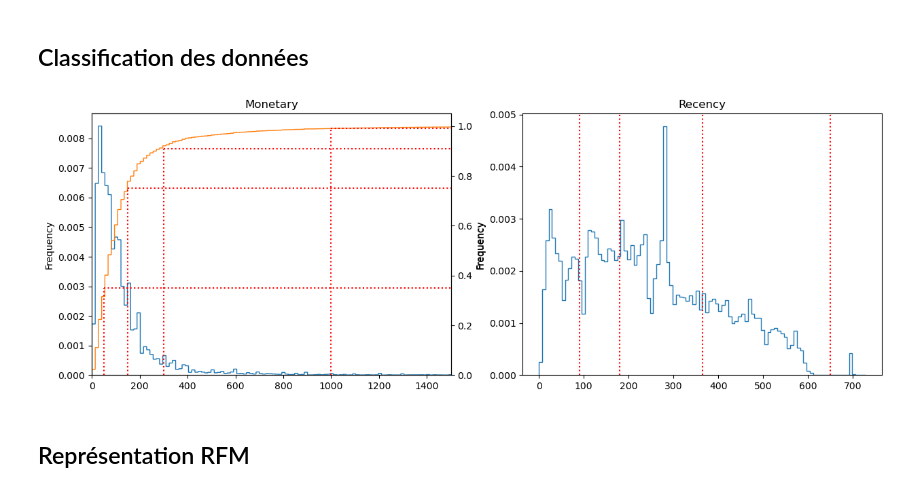
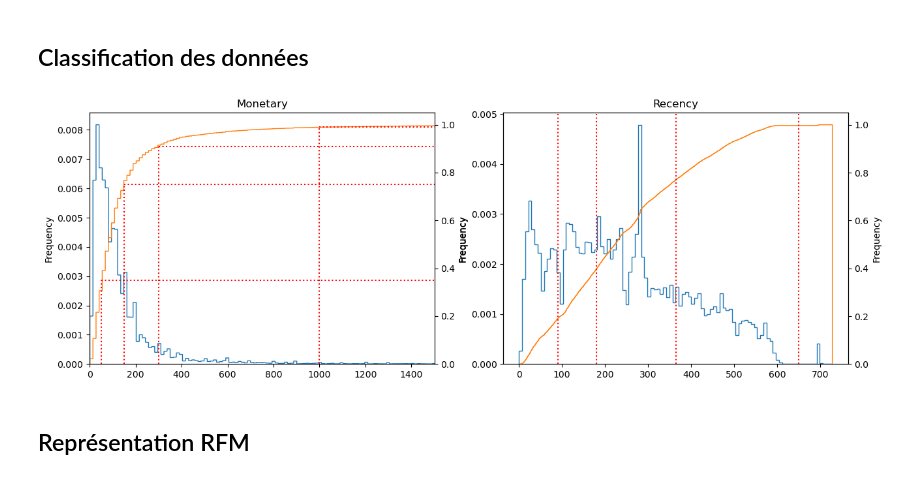
Before and after one commit to jonathandurand/openClassrooms, a Jupyter notebook: P5_clientsCommerce/P5_clientsCommerce.ipynb, the cells around one changed output. Cells and saved outputs as stored; diff of their text form; code cells hidden in the pictures.

```diff
--- a/P5_clientsCommerce/P5_clientsCommerce.ipynb
+++ b/P5_clientsCommerce/P5_clientsCommerce.ipynb
@@ -259,0 +594,5 @@ data_RFM_stats['Recency'] = (data_RFM_stats['LastDate'].max() - data_RFM_stats['
+# %%
+n_clusters=5
+# %%
+kmeans = KMeans(n_clusters=n_clusters)
+kmeans.fit(X_std_red)
@@ -259,0 +601,3 @@ data_RFM_stats['Recency'] = (data_RFM_stats['LastDate'].max() - data_RFM_stats['
+# %%
+X_std_red["cluster"] = kmeans.labels_
+X_red_proj["cluster"] = kmeans.labels_
@@ -259,0 +679,30 @@ data_RFM_stats['Recency'] = (data_RFM_stats['LastDate'].max() - data_RFM_stats['
+# %%
+fig = plt.figure(figsize=(15,25))
+
+for i in range(n_clusters):
+    ax=plt.subplot(5,5,5*i+1)
+    X_std_red.loc[X_std_red['cluster']==i, "Monetary"].plot.hist(density=True, histtype='step', bins=100, label=i)
+    ax.set_title('Monetary')
+    ax.set_xlim([-10, 40])
+
+    ax=plt.subplot(5,5,5*i+2)
+    X_std_red.loc[X_std_red['cluster']==i, "Recency"].plot.hist(density=True, histtype='step', bins=100, label=i)
+    ax.set_title('Recency')
+    ax.set_xlim([-2, 4])
+
+    ax=plt.subplot(5,5,5*i+3)
+    X_std_red.loc[X_std_red['cluster']==i, "nb"].plot.hist(density=True, histtype='step', bins=100, label=i)
+    ax.set_title('number')
+    ax.set_xlim([-5, 75])
+
+    ax=plt.subplot(5,5,5*i+4)
+    X_std_red.loc[X_std_red['cluster']==i, "SP"].plot.hist(density=True, histtype='step', bins=100, label=i)
+    ax.set_title('Sao Polo')
+    ax.set_xlim([-1, 1.5])
+
+    ax=plt.subplot(5,5,5*i+5)
+    X_std_red.loc[X_std_red['cluster']==i, "review_score"].plot.hist(density=True, histtype='step', bins=100, label=i)
+    ax.set_title('review_score')
+    ax.set_xlim([-3, 1])
+
+plt.show()
@@ -266,31 +717,33 @@ M_bins = [0, 50, 150, 300, 1000, data_RFM_stats['Monetary'].max()]
 # %%
 x_max = 1500
 f_cum = [0.35, 0.75, 0.91, 0.99]
 
 plt.figure(figsize=(15,5))
 
 ax = plt.subplot(1,2,1)
 data_RFM_stats['Monetary'].plot.hist(ax=ax, bins=1000, density = True, histtype='step')
 ax = ax.twinx()
 data_RFM_stats['Monetary'].plot.hist(ax=ax, bins=1000, density=True, cumulative=True, histtype='step', color='tab:orange')
 
 for i in range(4):
     ax.plot([M_bins[i+1], x_max], [f_cum[i], f_cum[i]], ':r')
     ax.plot([M_bins[i+1], M_bins[i+1]], [0, f_cum[i]], ':r')
 
 ax.set_title('Monetary')
 plt.xlim([0,x_max])
 
 ax = plt.subplot(1,2,2)
 data_RFM_stats['Recency'].plot.hist(ax=ax, bins=100, density = True, histtype='step')
+ax = ax.twinx()
+data_RFM_stats['Recency'].plot.hist(ax=ax, bins=1000, density=True, cumulative=True, histtype='step', color='tab:orange')
 
 for i in range(4):
     ax.axvline(R_bins[i+1], linestyle=':', color='r')
 
 ax.set_title('Recency')
 plt.show()
 # %% [output]
-[figure, old version]
+[figure, new version]
 # %%
 data_RFM_stats['R'] = pd.cut(data_RFM_stats['Recency'], bins=R_bins, labels = range(1, 6), include_lowest=True).astype(str)
 data_RFM_stats['M'] = pd.cut(data_RFM_stats['Monetary'], bins=M_bins, labels = range(1, 6), include_lowest=True).astype(str)
```
Also changed, not shown: parts of 133 cells of this notebook.
